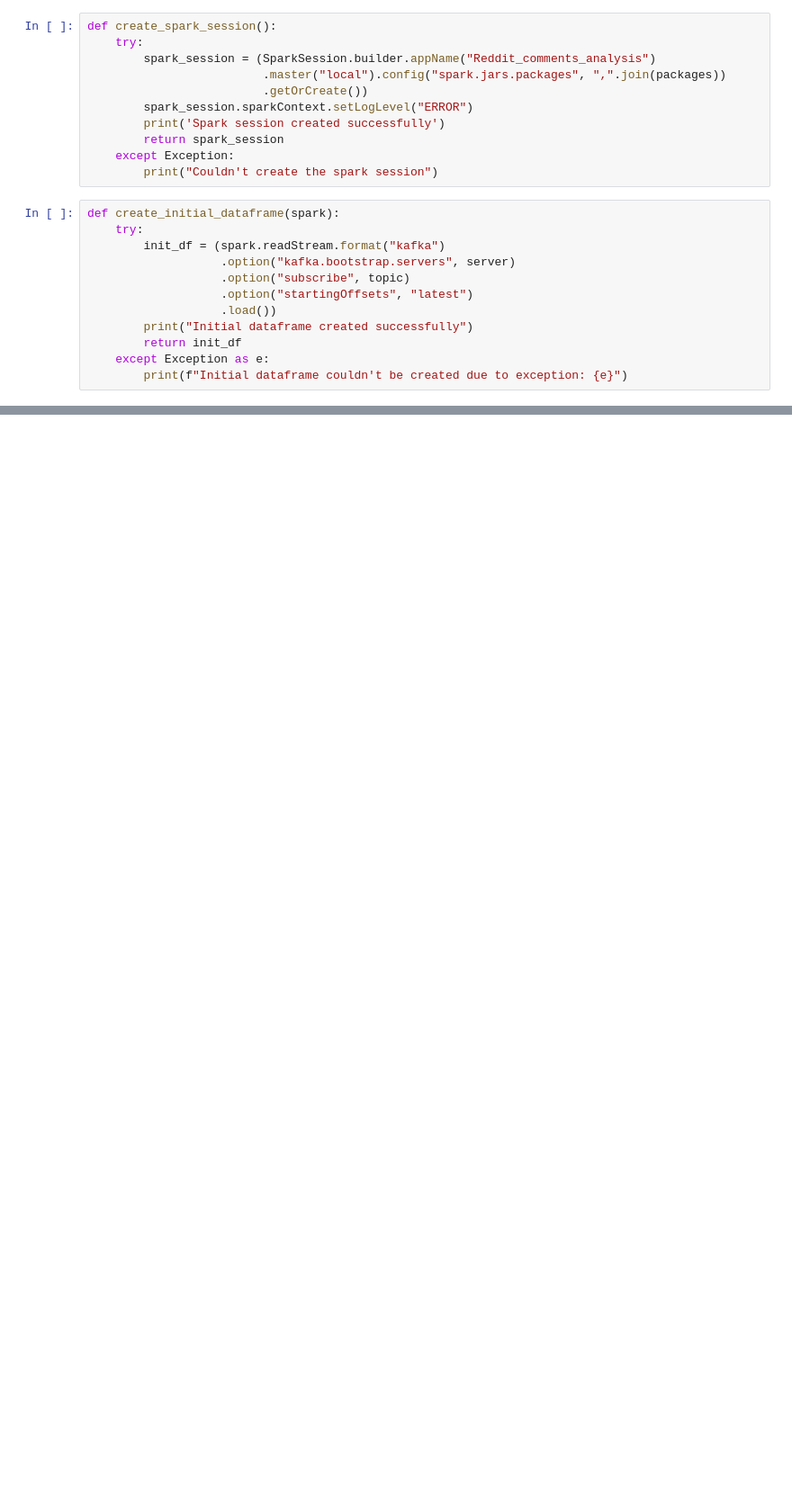
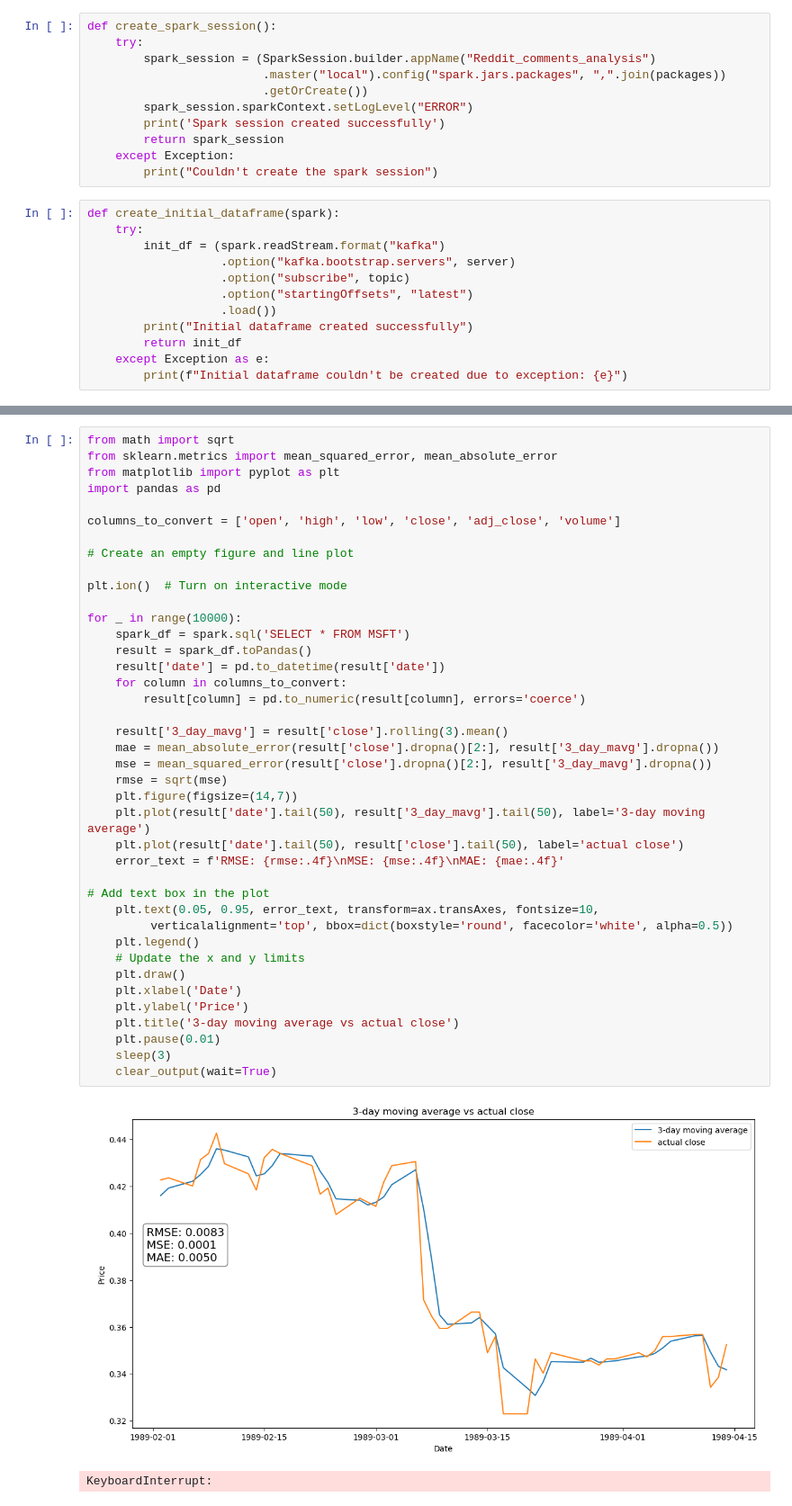
Before and after one commit to ZuyLeLe/Streaming-and-analyzing-stock-data-using-Spark-and-Kafka, a Jupyter notebook: consumer.ipynb, the cells around one changed output, grey strips where cells are left out. Shown at 90% size. Saved outputs shown, nothing was run; the diff lists cells and outputs as text; blank space fills up the shorter version.

```diff
--- a/consumer.ipynb
+++ b/consumer.ipynb
@@ -90,0 +177,43 @@ if __name__ == '__main__':
+# %%
+from math import sqrt
+from sklearn.metrics import mean_squared_error, mean_absolute_error
+from matplotlib import pyplot as plt
+import pandas as pd
+
+columns_to_convert = ['open', 'high', 'low', 'close', 'adj_close', 'volume']
+
+# Create an empty figure and line plot
+
+plt.ion()  # Turn on interactive mode
+
+for _ in range(10000):
+    spark_df = spark.sql('SELECT * FROM MSFT')
+    result = spark_df.toPandas()
+    result['date'] = pd.to_datetime(result['date'])
+    for column in columns_to_convert:
+        result[column] = pd.to_numeric(result[column], errors='coerce')
+
+    result['3_day_mavg'] = result['close'].rolling(3).mean()
+    mae = mean_absolute_error(result['close'].dropna()[2:], result['3_day_mavg'].dropna())
+    mse = mean_squared_error(result['close'].dropna()[2:], result['3_day_mavg'].dropna())
+    rmse = sqrt(mse)
+    plt.figure(figsize=(14,7))
+    plt.plot(result['date'].tail(50), result['3_day_mavg'].tail(50), label='3-day moving average')
+    plt.plot(result['date'].tail(50), result['close'].tail(50), label='actual close')
+    error_text = f'RMSE: {rmse:.4f}\nMSE: {mse:.4f}\nMAE: {mae:.4f}'
+
+# Add text box in the plot
+    plt.text(0.05, 0.95, error_text, transform=ax.transAxes, fontsize=10,
+         verticalalignment='top', bbox=dict(boxstyle='round', facecolor='white', alpha=0.5))
+    plt.legend()
+    # Update the x and y limits
+    plt.draw()
+    plt.xlabel('Date')
+    plt.ylabel('Price')
+    plt.title('3-day moving average vs actual close')
+    plt.pause(0.01)
+    sleep(3)
+    clear_output(wait=True)
+# %% [output]
+[figure, added]
+KeyboardInterrupt:
```
Also changed, not shown: parts of 13 cells of this notebook, 2 other files.
